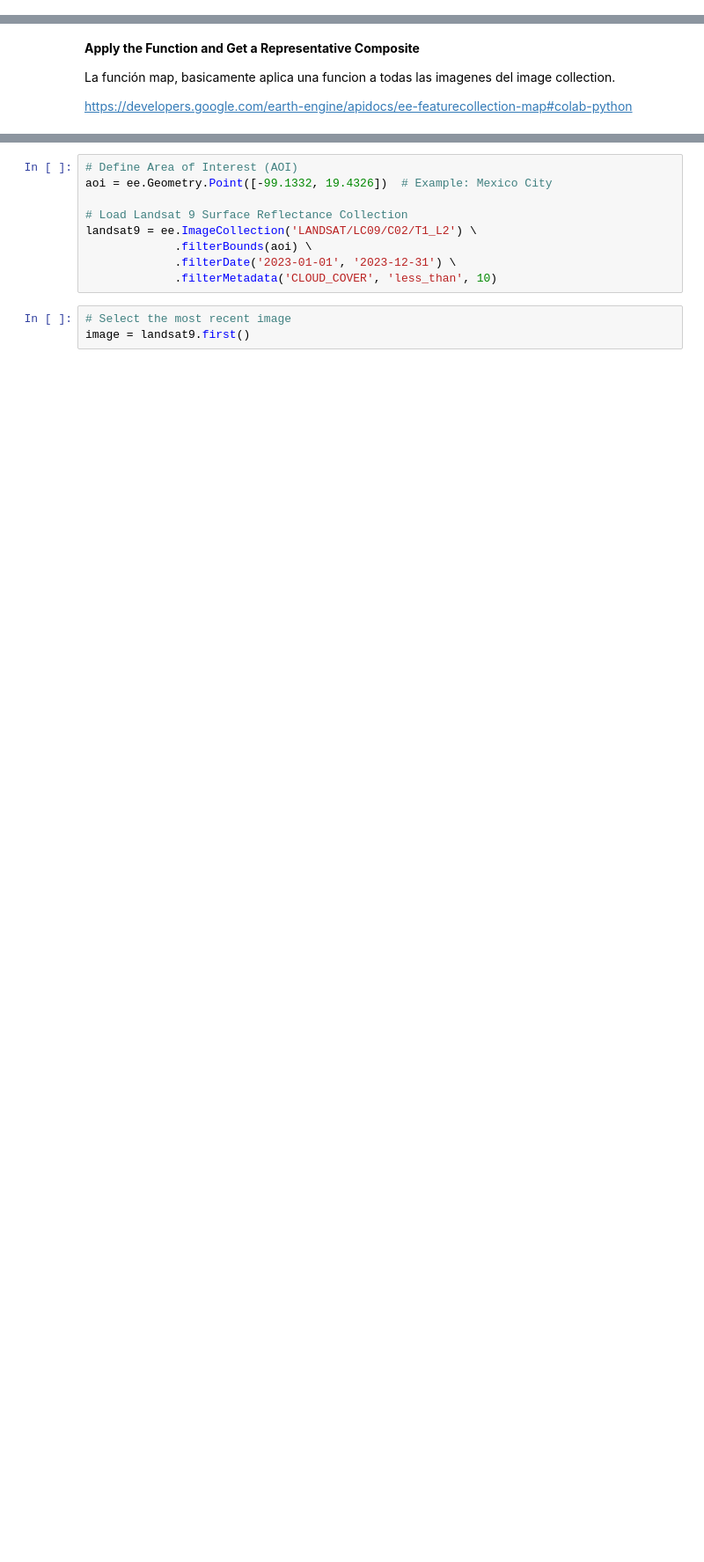
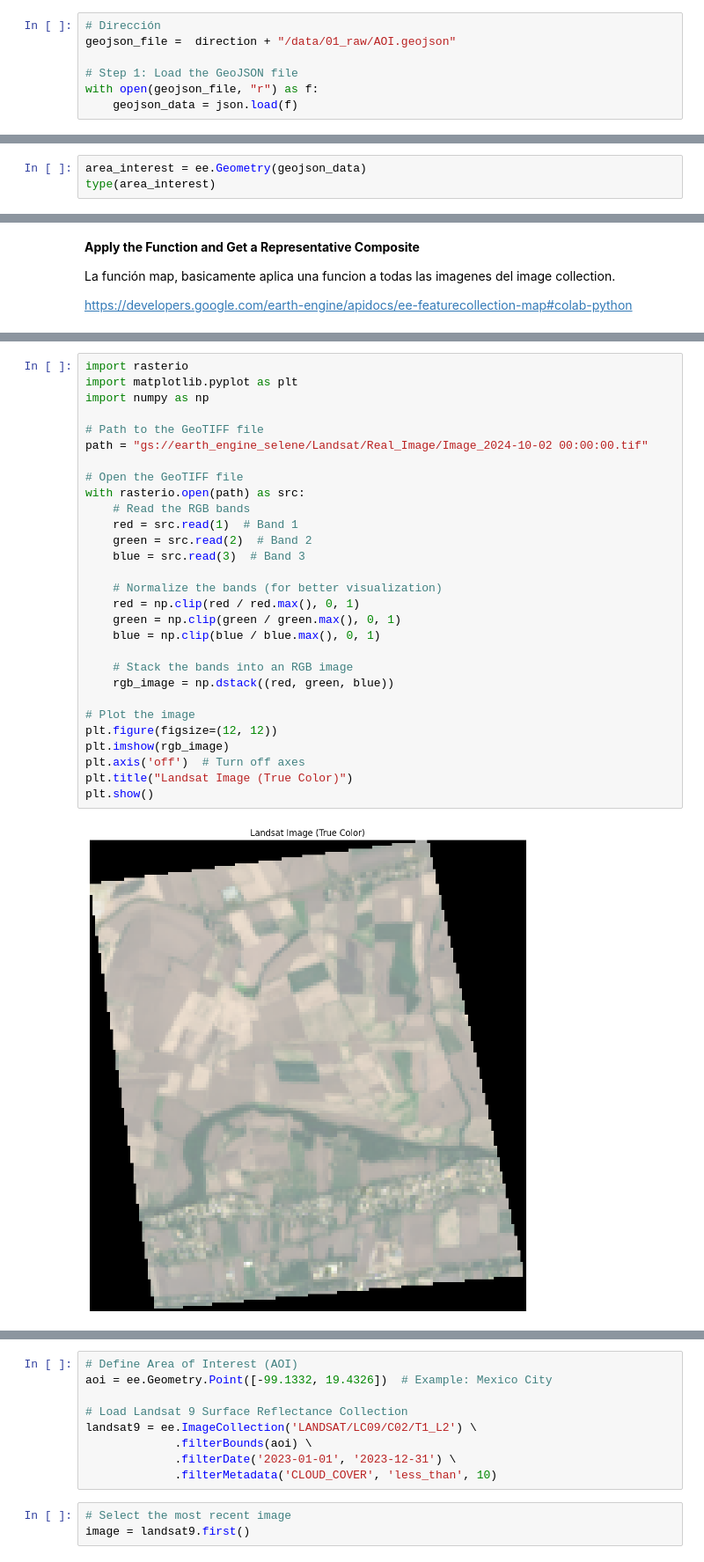
Before and after one commit to orlandombaa/Selene, a Jupyter notebook: selene/notebooks/Land Surface Temperature (LST).ipynb, the cells around one changed output, grey strips where cells are left out. Shown at 88% size. Saved outputs shown, nothing was run; the diff lists cells and outputs as text; blank space fills up the shorter version.

```diff
--- a/selene/notebooks/Land Surface Temperature (LST).ipynb
+++ b/selene/notebooks/Land Surface Temperature (LST).ipynb
@@ -48,3 +54,10 @@ images_names.head(n=4)
 | 3 | Image_2024-11-28 00:00:00 |
 # %% [markdown]
 **AREA DE INTRERES (AOI)**
+# %%
+# Dirección
+geojson_file =  direction + "/data/01_raw/AOI.geojson"
+
+# Step 1: Load the GeoJSON file
+with open(geojson_file, "r") as f:
+    geojson_data = json.load(f)
@@ -50,0 +66,3 @@ images_names.head(n=4)
+# %%
+area_interest = ee.Geometry(geojson_data)
+type(area_interest)
@@ -143 +322,32 @@ task = ee.batch.Export.image.toCloudStorage(
+# %%
+import rasterio
+import matplotlib.pyplot as plt
+import numpy as np
+
+# Path to the GeoTIFF file
+path = "gs://earth_engine_selene/Landsat/Real_Image/Image_2024-10-02 00:00:00.tif"
+
+# Open the GeoTIFF file
+with rasterio.open(path) as src:
+    # Read the RGB bands
+    red = src.read(1)  # Band 1
+    green = src.read(2)  # Band 2
+    blue = src.read(3)  # Band 3
+
+    # Normalize the bands (for better visualization)
+    red = np.clip(red / red.max(), 0, 1)
+    green = np.clip(green / green.max(), 0, 1)
+    blue = np.clip(blue / blue.max(), 0, 1)
+
+    # Stack the bands into an RGB image
+    rgb_image = np.dstack((red, green, blue))
+
+# Plot the image
+plt.figure(figsize=(12, 12))
+plt.imshow(rgb_image)
+plt.axis('off')  # Turn off axes
+plt.title("Landsat Image (True Color)")
+plt.show()
+# %% [output]
+[figure, added]
 # %% [markdown]
```
Also changed, not shown: parts of 16 cells of this notebook, 4 other files.
